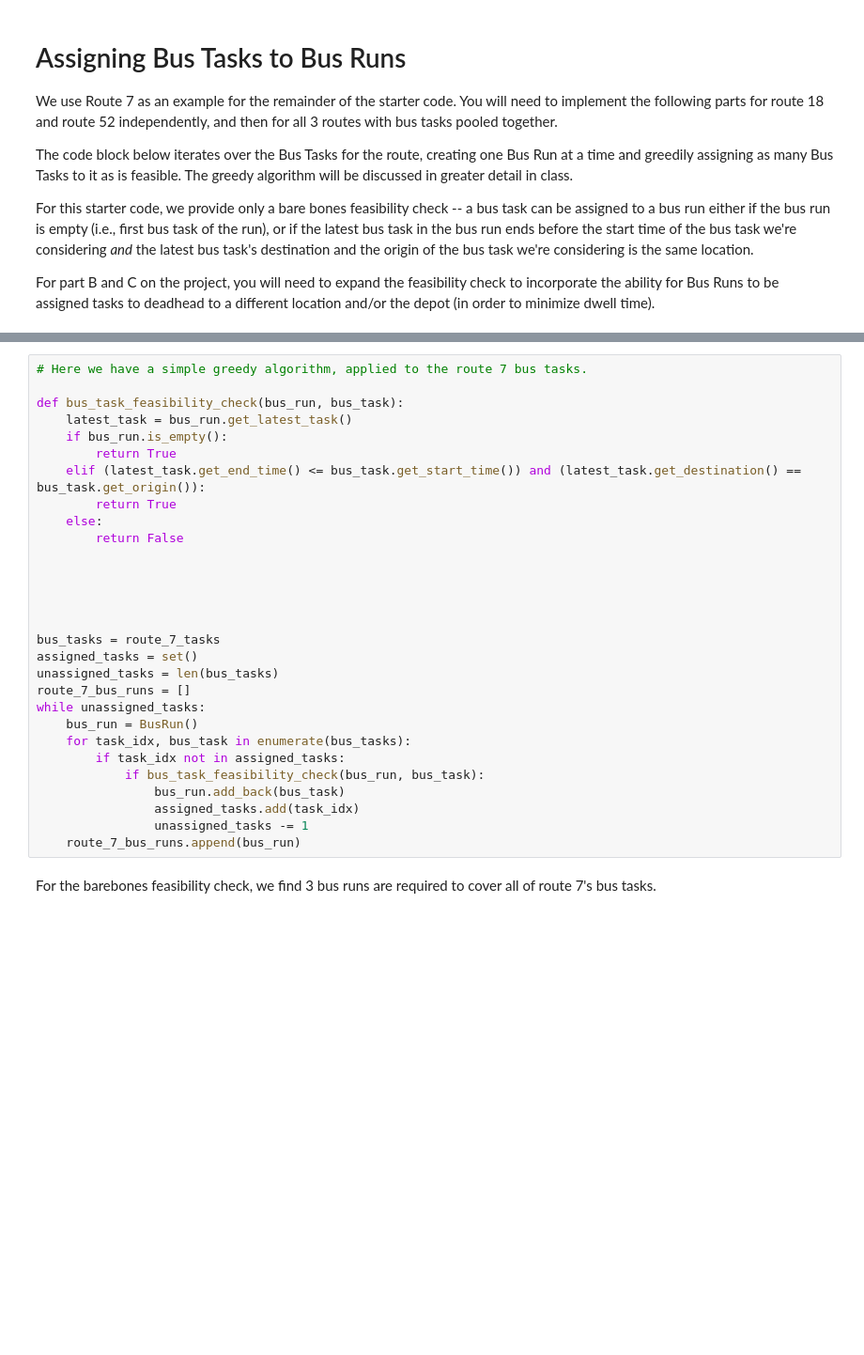
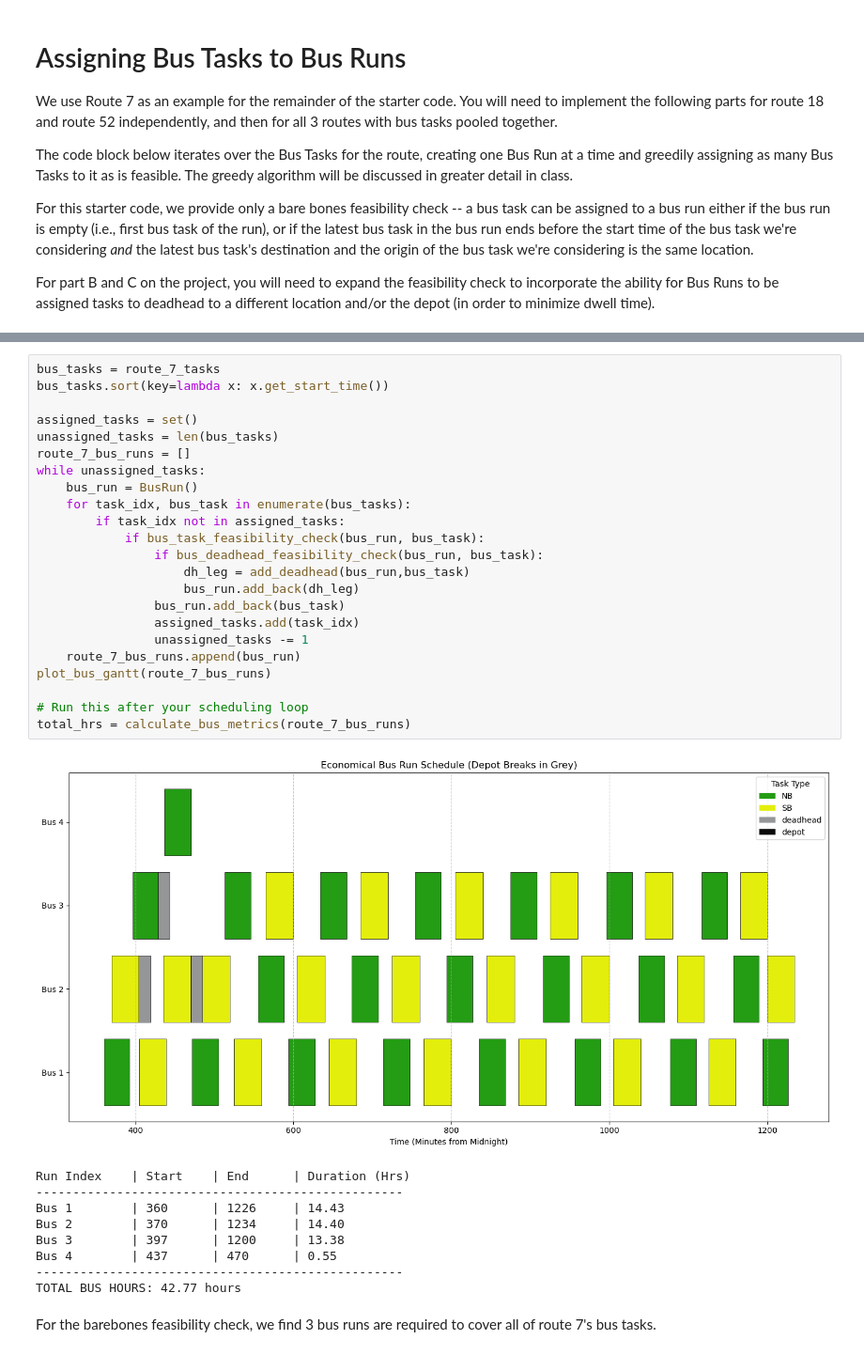
Before and after one commit to kramerzora-ctrl/Transit_MP3, a Jupyter notebook: MP3 Starter Code/MP3 Starter Code.ipynb, the cells around one changed output, grey strips where cells are left out. Shown at 94% size. Cells and saved outputs as stored; diff of their text form; blank space fills up the shorter version.

```diff
--- a/MP3 Starter Code/MP3 Starter Code.ipynb
+++ b/MP3 Starter Code/MP3 Starter Code.ipynb
@@ -139,32 +277,36 @@ For part B and C on the project, you will need to expand the feasibility check t
 # %%
-# Here we have a simple greedy algorithm, applied to the route 7 bus tasks.
+bus_tasks = route_7_tasks
+bus_tasks.sort(key=lambda x: x.get_start_time())
 
-def bus_task_feasibility_check(bus_run, bus_task):
-    latest_task = bus_run.get_latest_task()
-    if bus_run.is_empty():
-        return True
-    elif (latest_task.get_end_time() <= bus_task.get_start_time()) and (latest_task.get_destination() == bus_task.get_origin()):
-        return True
-    else:
-        return False
-
-
-
-
-
-bus_tasks = route_7_tasks
 assigned_tasks = set()
 unassigned_tasks = len(bus_tasks)
 route_7_bus_runs = []
 while unassigned_tasks:
     bus_run = BusRun()
     for task_idx, bus_task in enumerate(bus_tasks):
         if task_idx not in assigned_tasks:
             if bus_task_feasibility_check(bus_run, bus_task):
+                if bus_deadhead_feasibility_check(bus_run, bus_task):
+                    dh_leg = add_deadhead(bus_run,bus_task)
+                    bus_run.add_back(dh_leg)
                 bus_run.add_back(bus_task)
                 assigned_tasks.add(task_idx)
                 unassigned_tasks -= 1
     route_7_bus_runs.append(bus_run)
+plot_bus_gantt(route_7_bus_runs)
+
+# Run this after your scheduling loop
+total_hrs = calculate_bus_metrics(route_7_bus_runs)
+# %% [output]
+[figure, added]
+Run Index    | Start    | End      | Duration (Hrs)
+--------------------------------------------------
+Bus 1        | 360      | 1226     | 14.43
+Bus 2        | 370      | 1234     | 14.40
+Bus 3        | 397      | 1200     | 13.38
+Bus 4        | 437      | 470      | 0.55
+--------------------------------------------------
+TOTAL BUS HOURS: 42.77 hours
 # %% [markdown]
 For the barebones feasibility check, we find 3 bus runs are required to cover all of route 7's bus tasks.
 # %%
```
Also changed, not shown: parts of 9 cells of this notebook, 2 other files.
